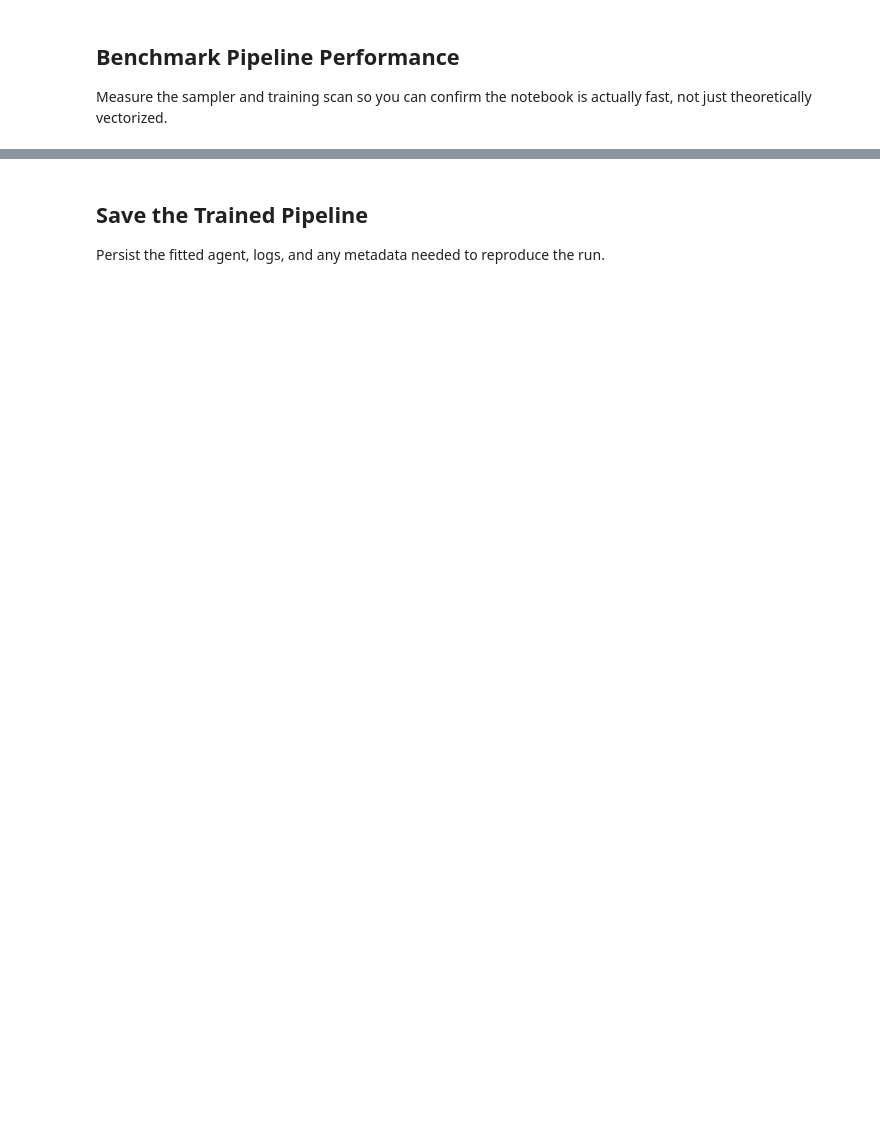
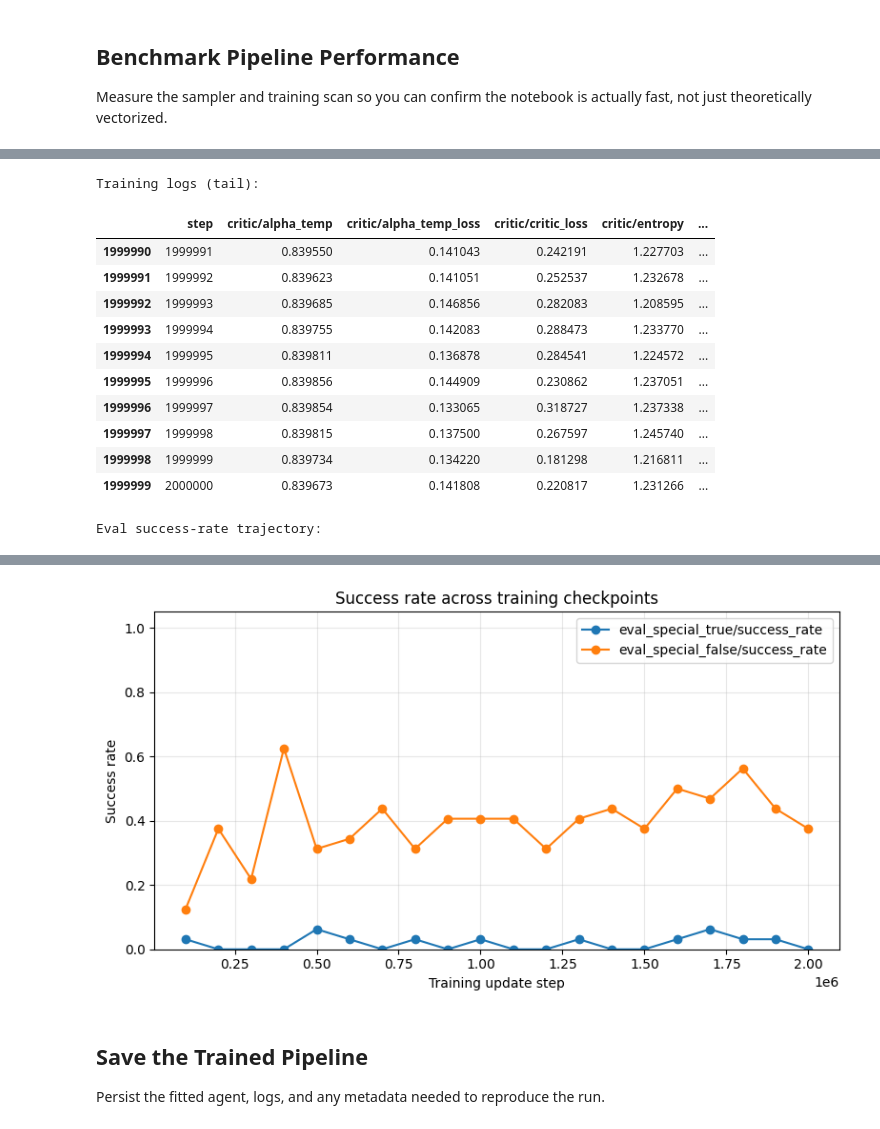
Before and after one commit to wladekpal/golden-standard, a Jupyter notebook: notebooks/fast_data_pipeline.ipynb, the cells around one changed output, grey strips where cells are left out. Drawn from its saved outputs; the diff is of its cells as text; code cells hidden in the pictures; blank space fills up the shorter version.

```diff
--- a/notebooks/fast_data_pipeline.ipynb
+++ b/notebooks/fast_data_pipeline.ipynb
@@ -490,0 +602,45 @@ Updates/sec: 2839.5
+# %%
+train_log_df = pd.DataFrame(train_logs)
+train_log_df.insert(0, "step", np.arange(1, len(train_log_df) + 1))
+
+print("Training logs (tail):")
+display(train_log_df.tail(10))
+
+print("Eval success-rate trajectory:")
+display(eval_log_df)
+
+fig, ax = plt.subplots(figsize=(8, 4.5))
+ax.plot(
+    eval_log_df["step"],
+    eval_log_df["eval_special_true/success_rate"],
+    marker="o",
+    label="eval_special_true/success_rate",
+)
+ax.plot(
+    eval_log_df["step"],
+    eval_log_df["eval_special_false/success_rate"],
+    marker="o",
+    label="eval_special_false/success_rate",
+)
+ax.set_title("Success rate across training checkpoints")
+ax.set_xlabel("Training update step")
+ax.set_ylabel("Success rate")
+ax.set_ylim(0.0, 1.05)
+ax.grid(alpha=0.3)
+ax.legend()
+plt.tight_layout()
+plt.show()
+# %% [output]
+Training logs (tail):
+|  | step | critic/alpha_temp | critic/alpha_temp_loss | critic/critic_loss | critic/entropy | ... |
+| 1999990 | 1999991 | 0.839550 | 0.141043 | 0.242191 | 1.227703 | ... |
+| 1999991 | 1999992 | 0.839623 | 0.141051 | 0.252537 | 1.232678 | ... |
+| 1999992 | 1999993 | 0.839685 | 0.146856 | 0.282083 | 1.208595 | ... |
+| 1999993 | 1999994 | 0.839755 | 0.142083 | 0.288473 | 1.233770 | ... |
+| 1999994 | 1999995 | 0.839811 | 0.136878 | 0.284541 | 1.224572 | ... |
+| 1999995 | 1999996 | 0.839856 | 0.144909 | 0.230862 | 1.237051 | ... |
+| 1999996 | 1999997 | 0.839854 | 0.133065 | 0.318727 | 1.237338 | ... |
+| 1999997 | 1999998 | 0.839815 | 0.137500 | 0.267597 | 1.245740 | ... |
+| 1999998 | 1999999 | 0.839734 | 0.134220 | 0.181298 | 1.216811 | ... |
+| 1999999 | 2000000 | 0.839673 | 0.141808 | 0.220817 | 1.231266 | ... |
+Eval success-rate trajectory:
@@ -491,3 +664,4 @@ Updates/sec: 2839.5
+[figure, added]
 # %% [markdown]
 ## Save the Trained Pipeline
 
```
Also changed, not shown: parts of 13 cells of this notebook.
